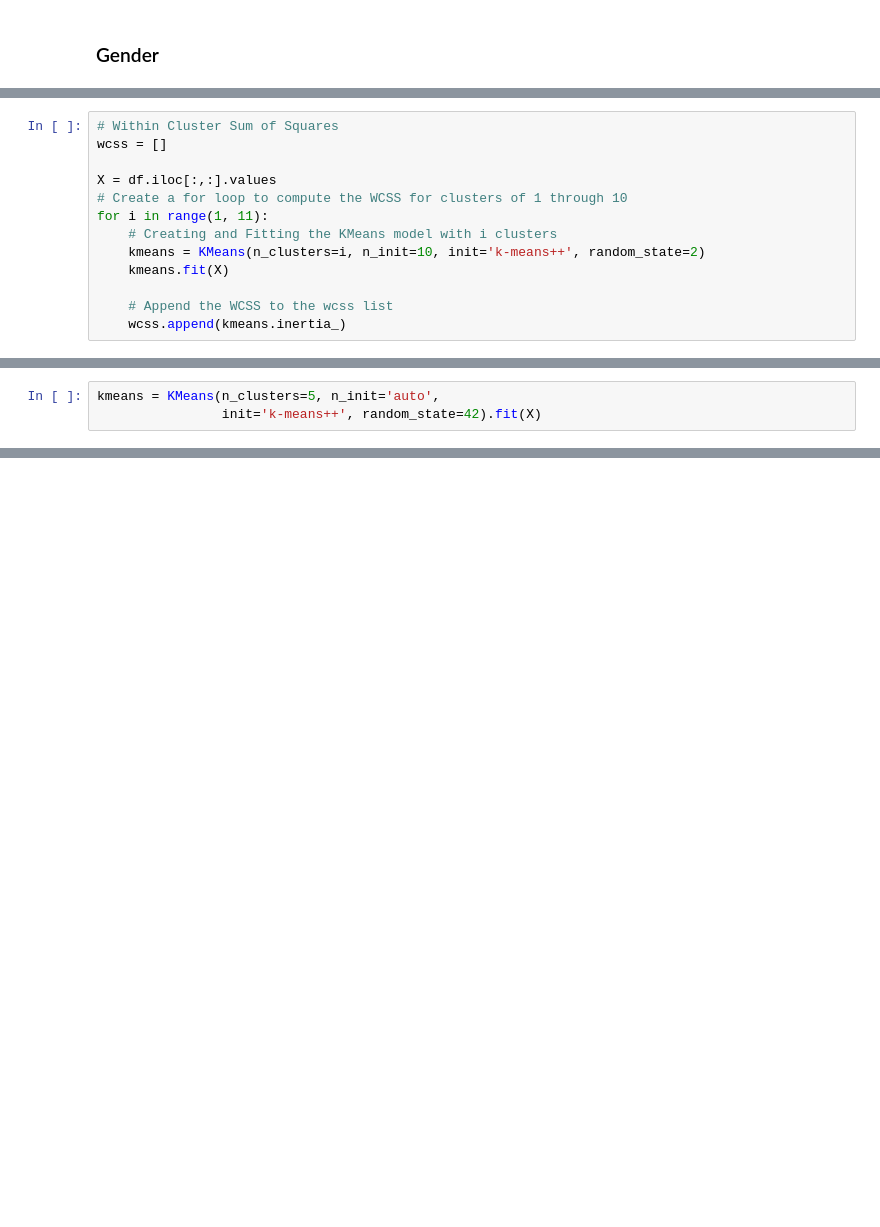
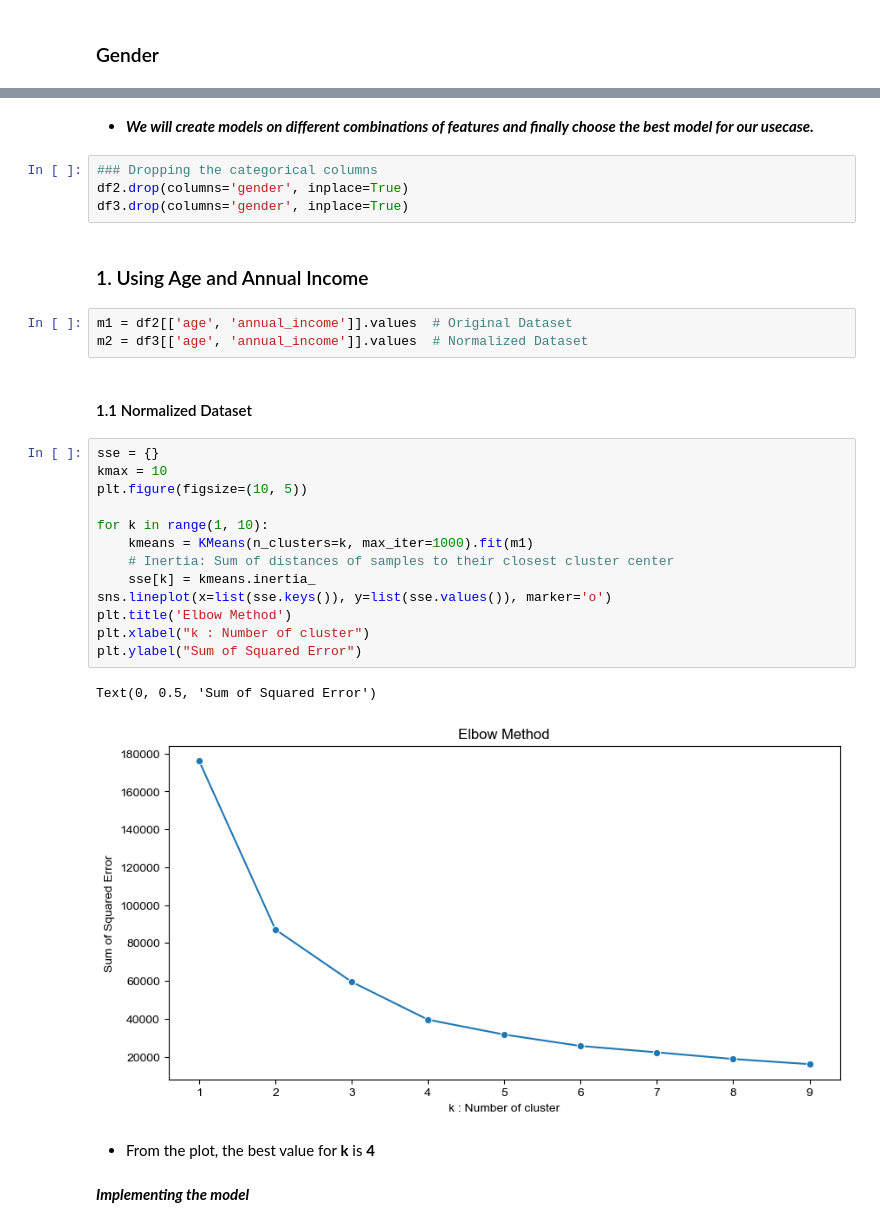
Before and after one commit to ibrhr/Customer-Segmentation-using-K-Means, a Jupyter notebook: Customer Segmentation using K-Means.ipynb, the cells around one changed output, grey strips where cells are left out. Saved outputs shown, nothing was run; the diff lists cells and outputs as text; blank space fills up the shorter version.

```diff
--- a/Customer Segmentation using K-Means.ipynb
+++ b/Customer Segmentation using K-Means.ipynb
@@ -148,13 +169,0 @@ df.head()
-# %%
-# Within Cluster Sum of Squares
-wcss = []
-
-X = df.iloc[:,:].values
-# Create a for loop to compute the WCSS for clusters of 1 through 10
-for i in range(1, 11):
-    # Creating and Fitting the KMeans model with i clusters
-    kmeans = KMeans(n_clusters=i, n_init=10, init='k-means++', random_state=2)
-    kmeans.fit(X)
-
-    # Append the WCSS to the wcss list
-    wcss.append(kmeans.inertia_)
@@ -175,3 +169,0 @@ The Optimal Number of Clusters is: 5
-# %%
-kmeans = KMeans(n_clusters=5, n_init='auto',
-                init='k-means++', random_state=42).fit(X)
@@ -194,0 +328,33 @@ plt.show()
+# %% [markdown]
+- ***We will create models on different combinations of features and finally choose the best model for our usecase.***
+# %%
+### Dropping the categorical columns
+df2.drop(columns='gender', inplace=True)
+df3.drop(columns='gender', inplace=True)
+# %% [markdown]
+### 1. Using Age and Annual Income
+# %%
+m1 = df2[['age', 'annual_income']].values  # Original Dataset
+m2 = df3[['age', 'annual_income']].values  # Normalized Dataset
+# %% [markdown]
+#### 1.1 Normalized Dataset
+# %%
+sse = {}
+kmax = 10
+plt.figure(figsize=(10, 5))
+
+for k in range(1, 10):
+    kmeans = KMeans(n_clusters=k, max_iter=1000).fit(m1)
+    # Inertia: Sum of distances of samples to their closest cluster center
+    sse[k] = kmeans.inertia_
+sns.lineplot(x=list(sse.keys()), y=list(sse.values()), marker='o')
+plt.title('Elbow Method')
+plt.xlabel("k : Number of cluster")
+plt.ylabel("Sum of Squared Error")
+# %% [output]
+Text(0, 0.5, 'Sum of Squared Error')
+[figure, added]
+# %% [markdown]
+- From the plot, the best value for **k** is **4**
+# %% [markdown]
+***Implementing the model***
```
Also changed, not shown: parts of 108 cells of this notebook.
